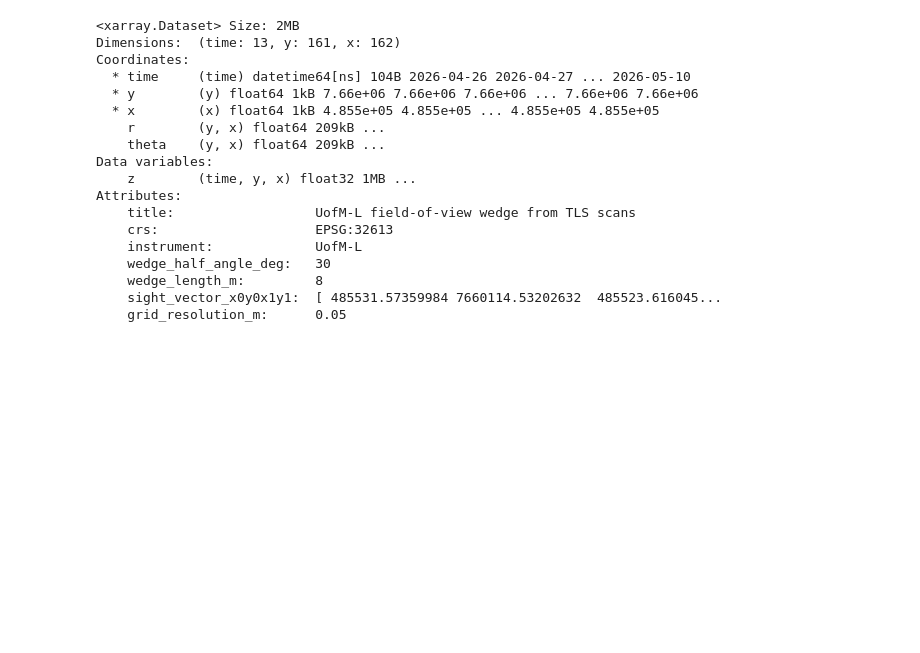
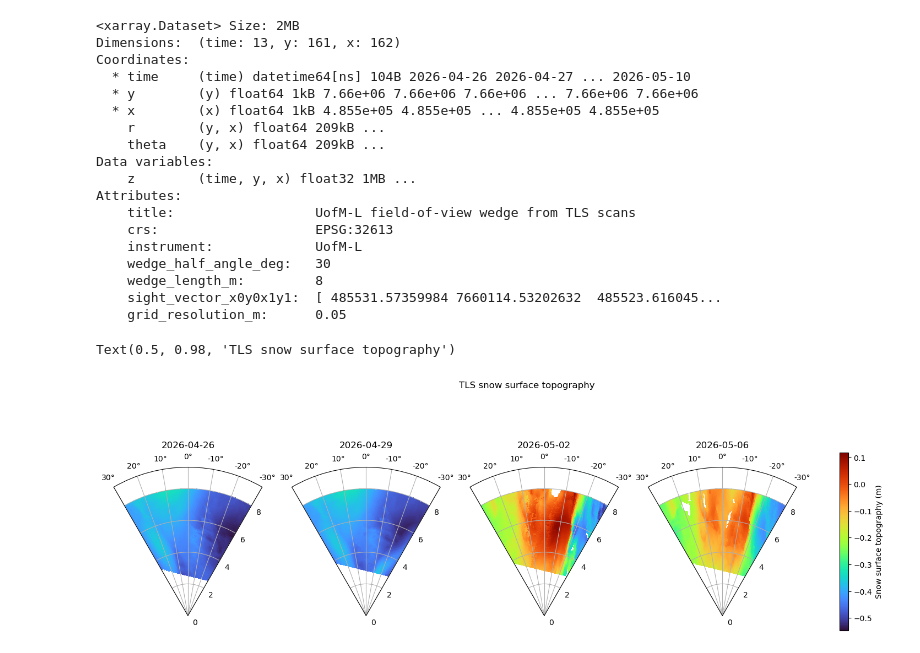
Before and after one commit to lorisdanjou/exercise_CEMSIE, a Jupyter notebook: CEMSIE_exercise.ipynb, the cells around one changed output. Drawn from its saved outputs; the diff is of its cells as text; code cells hidden in the pictures; blank space fills up the shorter version.

Commit message:
added tls plots

```diff
--- a/CEMSIE_exercise.ipynb
+++ b/CEMSIE_exercise.ipynb
@@ -393,3 +393,36 @@ Attributes:
     wedge_length_m:         8
     sight_vector_x0y0x1y1:  [ 485531.57359984 7660114.53202632  485523.616045...
     grid_resolution_m:      0.05
+# %%
+dates = [
+    np.datetime64("2026-04-26"),
+    np.datetime64("2026-04-29"),
+    np.datetime64("2026-05-02"),
+    np.datetime64("2026-05-06")
+]
+
+theta_rad = np.deg2rad(tls["theta"].values)  # angle from boresight, radians
+r = tls["r"].values                           # distance from instrument, m
+
+z_sel = tls["z"].sel(time=dates).values
+vmin, vmax = np.nanmin(z_sel), np.nanmax(z_sel)  # shared color scale across all dates
+
+fig, axs = plt.subplots(1, 4, figsize=(20, 6), subplot_kw={"projection": "polar"})
+
+for ax, date in zip(axs, dates):
+
+    z = tls["z"].sel(time=date).values
+
+    pcm = ax.pcolormesh(theta_rad, r, z, cmap="turbo", shading="auto", vmin=vmin, vmax=vmax)
+
+    ax.set_thetamin(-30)
+    ax.set_thetamax(30)
+    ax.set_theta_zero_location("N")
+    ax.set_title(str(date))
+
+fig.colorbar(pcm, ax=axs, label="Snow surface topography (m)", shrink=0.7)
+
+fig.suptitle("TLS snow surface topography")
+# %% [output]
+Text(0.5, 0.98, 'TLS snow surface topography')
+[figure, added]
```
